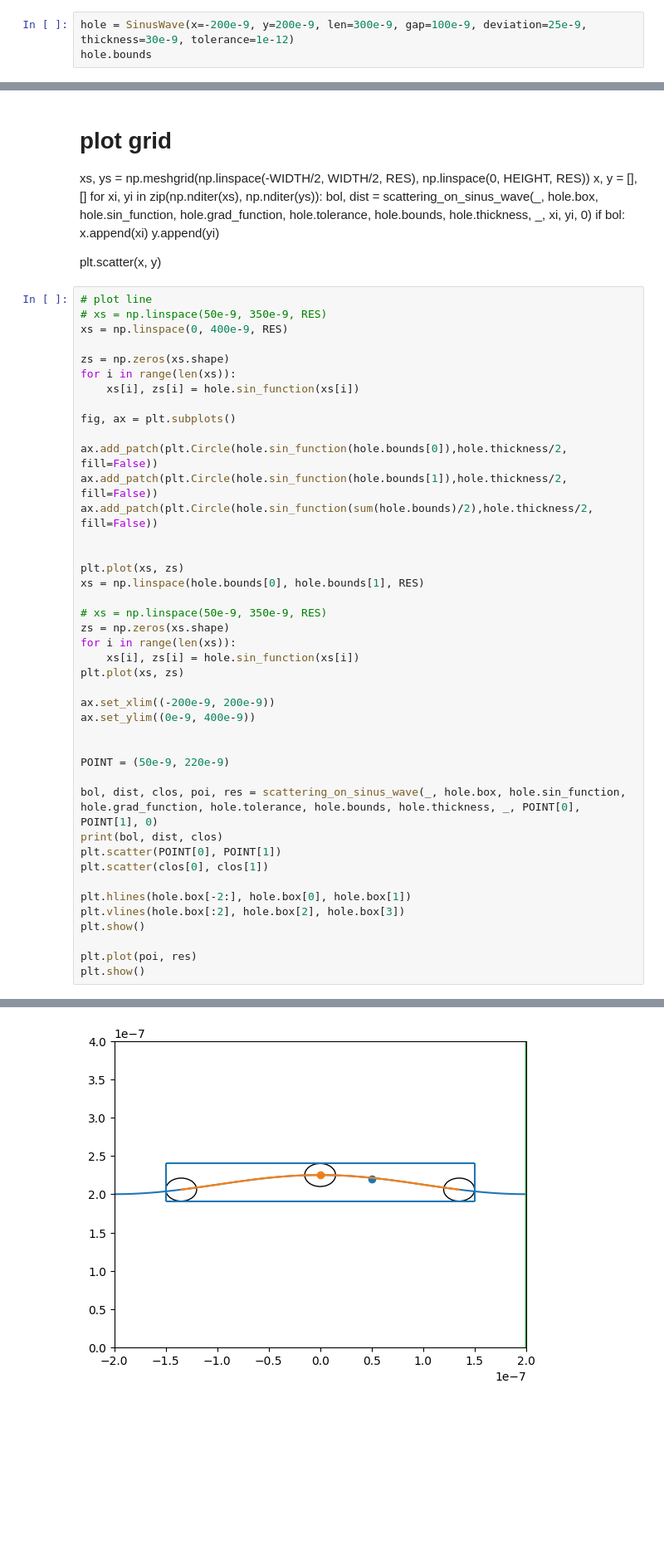
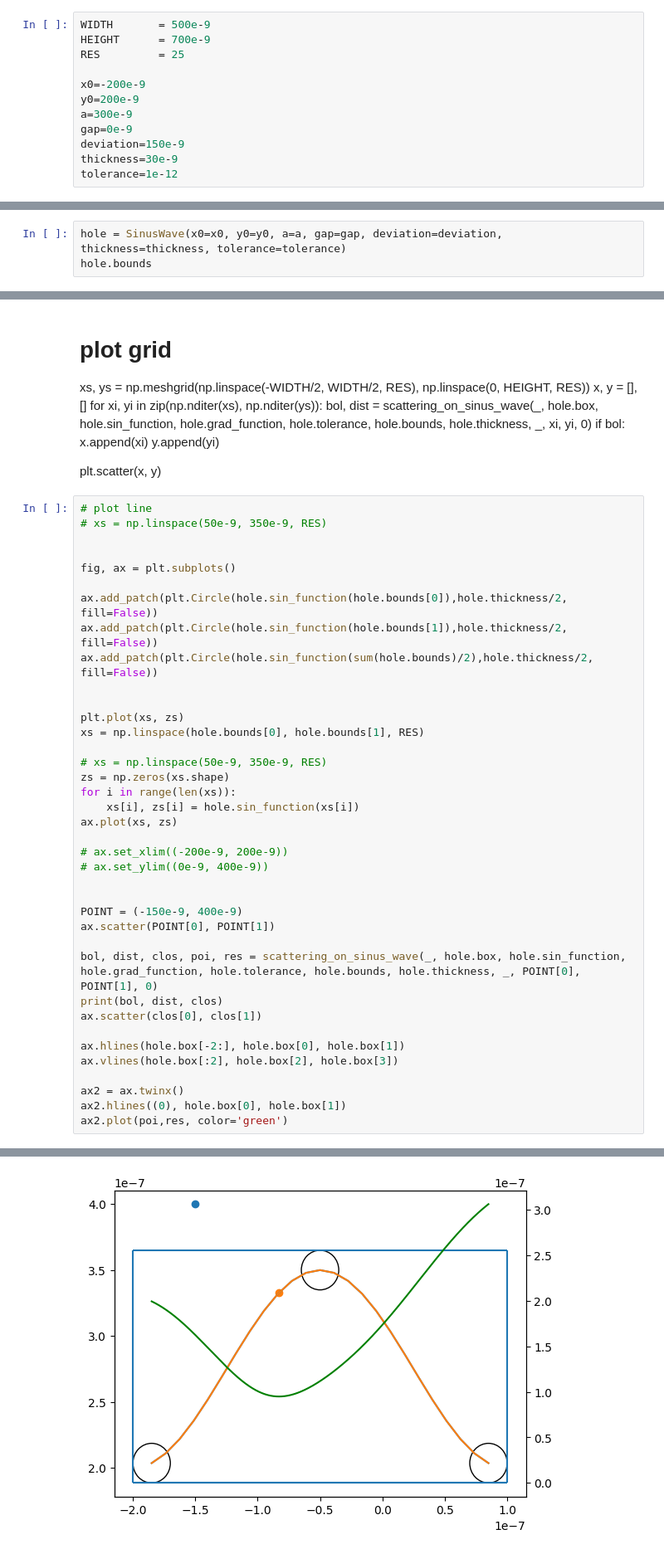
Before and after one commit to phigas/freepaths-sinus-wave, a Jupyter notebook: debug.ipynb, the cells around one changed output, grey strips where cells are left out. Shown at 83% size. Drawn from its saved outputs; the diff is of its cells as text; blank space fills up the shorter version.

```diff
--- a/debug.ipynb
+++ b/debug.ipynb
@@ -10,3 +6,12 @@ RES         = 50
 # %%
-hole = SinusWave(x=-200e-9, y=200e-9, len=300e-9, gap=100e-9, deviation=25e-9, thickness=30e-9, tolerance=1e-12)
-hole.bounds
+WIDTH       = 500e-9
+HEIGHT      = 700e-9
+RES         = 25
+
+x0=-200e-9
+y0=200e-9
+a=300e-9
+gap=0e-9
+deviation=150e-9
+thickness=30e-9
+tolerance=1e-12
@@ -14,0 +18,3 @@ hole.bounds
+# %%
+hole = SinusWave(x0=x0, y0=y0, a=a, gap=gap, deviation=deviation, thickness=thickness, tolerance=tolerance)
+hole.bounds
@@ -108,11 +129,7 @@ plt.scatter(x, y)
 # %%
 # plot line
 # xs = np.linspace(50e-9, 350e-9, RES)
-xs = np.linspace(0, 400e-9, RES)
 
-zs = np.zeros(xs.shape)
-for i in range(len(xs)):
-    xs[i], zs[i] = hole.sin_function(xs[i])
 
 fig, ax = plt.subplots()
 
@@ -128,23 +145,23 @@ xs = np.linspace(hole.bounds[0], hole.bounds[1], RES)
 zs = np.zeros(xs.shape)
 for i in range(len(xs)):
     xs[i], zs[i] = hole.sin_function(xs[i])
-plt.plot(xs, zs)
+ax.plot(xs, zs)
 
-ax.set_xlim((-200e-9, 200e-9))
-ax.set_ylim((0e-9, 400e-9))
+# ax.set_xlim((-200e-9, 200e-9))
+# ax.set_ylim((0e-9, 400e-9))
 
 
-POINT = (50e-9, 220e-9)
+POINT = (-150e-9, 400e-9)
+ax.scatter(POINT[0], POINT[1])
 
 bol, dist, clos, poi, res = scattering_on_sinus_wave(_, hole.box, hole.sin_function, hole.grad_function, hole.tolerance, hole.bounds, hole.thickness, _, POINT[0], POINT[1], 0)
 print(bol, dist, clos)
-plt.scatter(POINT[0], POINT[1])
-plt.scatter(clos[0], clos[1])
+ax.scatter(clos[0], clos[1])
 
-plt.hlines(hole.box[-2:], hole.box[0], hole.box[1])
-plt.vlines(hole.box[:2], hole.box[2], hole.box[3])
-plt.show()
+ax.hlines(hole.box[-2:], hole.box[0], hole.box[1])
+ax.vlines(hole.box[:2], hole.box[2], hole.box[3])
 
-plt.plot(poi, res)
-plt.show()
+ax2 = ax.twinx()
+ax2.hlines((0), hole.box[0], hole.box[1])
+ax2.plot(poi,res, color='green')
 # %% [output]
@@ -153 +173 @@ False 5.024987562602847e-08 [-5.00001852e-13  2.25000000e-07]
-[figure, old version]
+[figure, new version]
```
Also changed, not shown: parts of 12 cells of this notebook, 1 other file.
